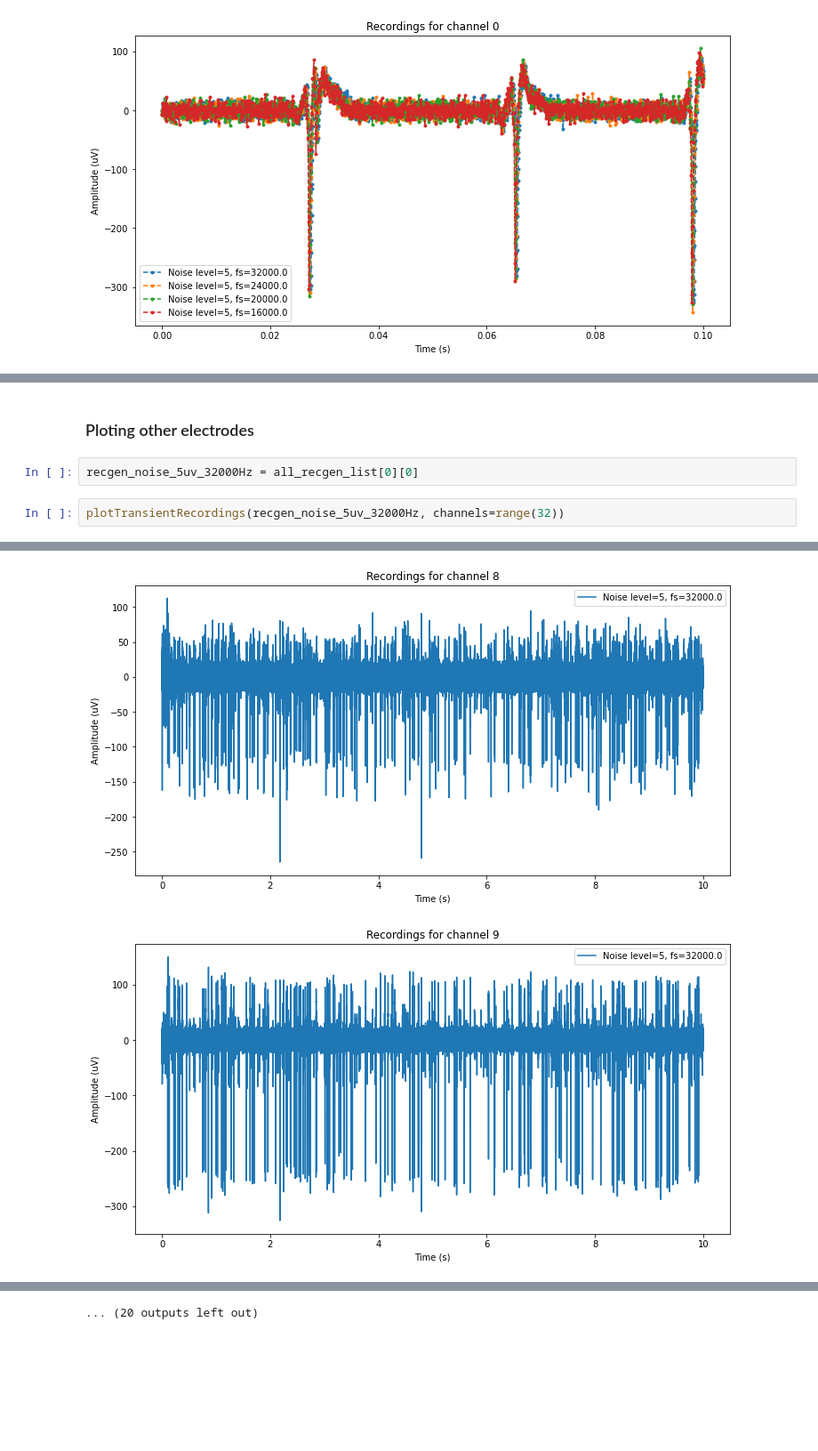
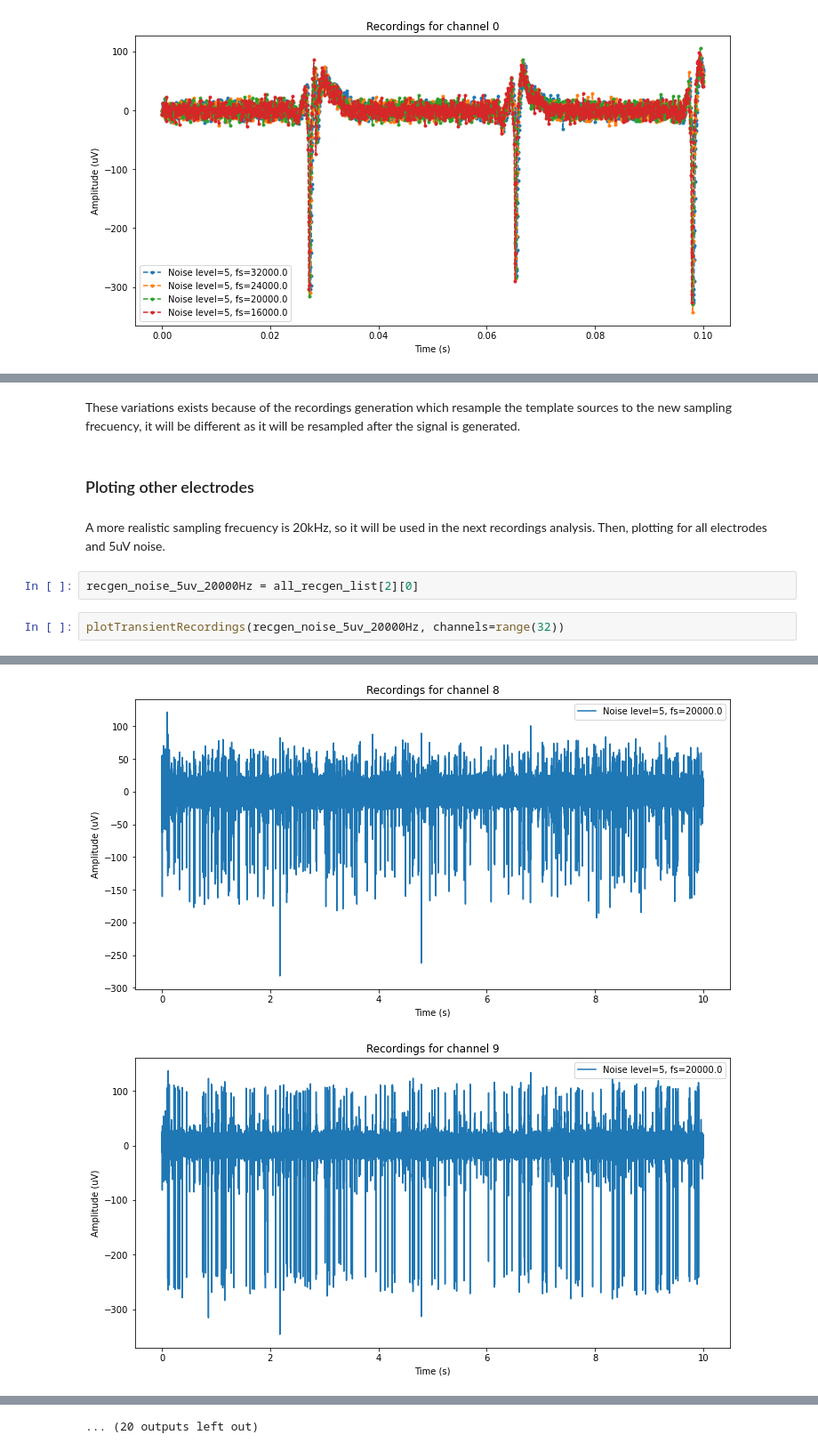
Before and after one commit to LuighiV/eapprocessor, a Jupyter notebook: notebooks/1_Recordings_generation.ipynb, the cells around one changed output, grey strips where cells are left out. Shown at 89% size. Drawn from its saved outputs; the diff is of its cells as text; blank space fills up the shorter version.

Commit message:
Update plots to include stop and start time

```diff
--- a/notebooks/1_Recordings_generation.ipynb
+++ b/notebooks/1_Recordings_generation.ipynb
@@ -360,7 +364,11 @@ plotRecordingsList(recgen_noise_5uv, t_stop=0.1, channels=range(1),marker='.--')
+# %% [markdown]
+These variations exists because of the recordings generation which resample the template sources to the new sampling frecuency, it will be different as it will be resampled after the signal is generated.
 # %% [markdown]
 ### Ploting other electrodes
+# %% [markdown]
+A more realistic sampling frecuency is 20kHz, so it will be used in the next recordings analysis. Then, plotting for all electrodes and 5uV noise.
 # %%
-recgen_noise_5uv_32000Hz = all_recgen_list[0][0]
+recgen_noise_5uv_20000Hz = all_recgen_list[2][0]
 # %%
-plotTransientRecordings(recgen_noise_5uv_32000Hz, channels=range(32))
+plotTransientRecordings(recgen_noise_5uv_20000Hz, channels=range(32))
 # %% [output]
@@ -375,2 +383,2 @@ plotTransientRecordings(recgen_noise_5uv_32000Hz, channels=range(32))
-[figure, old version]
+[figure, new version]
-[figure, old version]
+[figure, new version]
```
Also changed, not shown: parts of 3 cells of this notebook, 1 other file.
